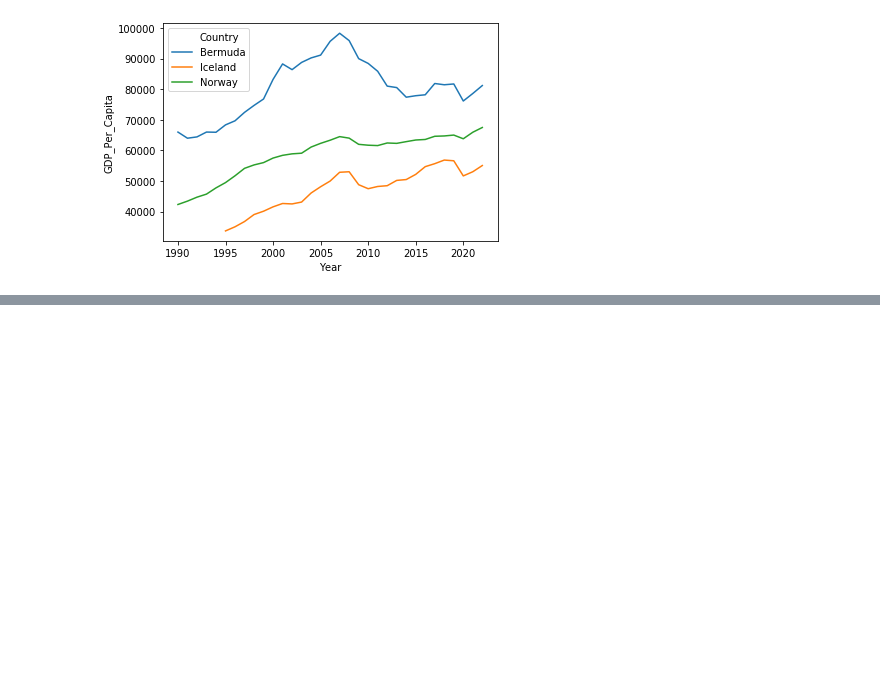
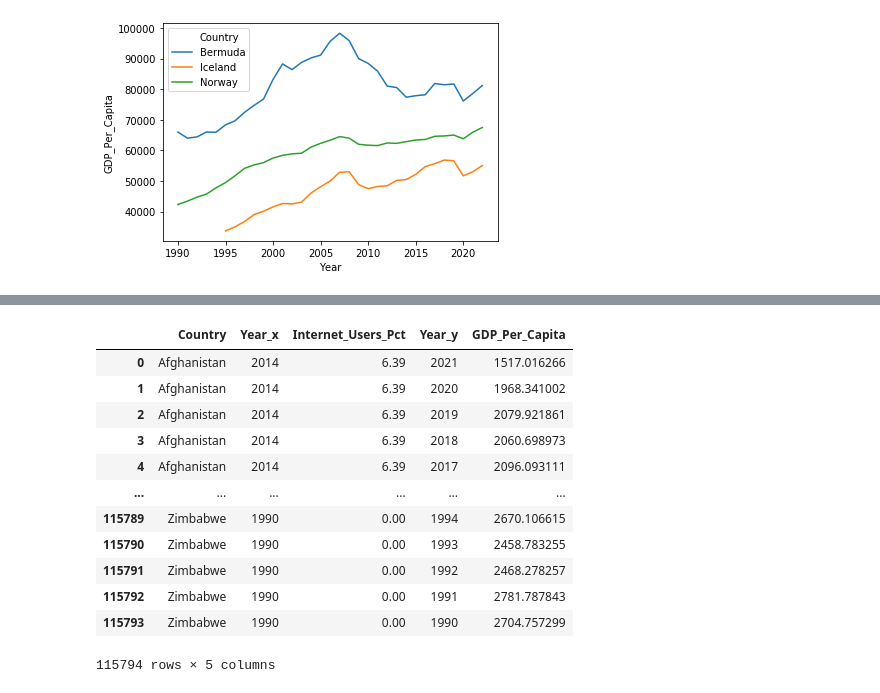
Before and after one commit to NSS-Data-Analytics-Cohort-10/gdp-and-internet-usage-aaron-hollinger, a Jupyter notebook: notebooks/internet_gdp_notebook.ipynb, the cells around one changed output, grey strips where cells are left out. Drawn from its saved outputs; the diff is of its cells as text; code cells hidden in the pictures; blank space fills up the shorter version.

```diff
--- a/notebooks/internet_gdp_notebook.ipynb
+++ b/notebooks/internet_gdp_notebook.ipynb
@@ -546,0 +590,16 @@ plt.show()
+# %%
+gdp_and_internet_use_merged
+# %% [output]
+|  | Country | Year_x | Internet_Users_Pct | Year_y | GDP_Per_Capita |
+| 0 | Afghanistan | 2014 | 6.39 | 2021 | 1517.016266 |
+| 1 | Afghanistan | 2014 | 6.39 | 2020 | 1968.341002 |
+| 2 | Afghanistan | 2014 | 6.39 | 2019 | 2079.921861 |
+| 3 | Afghanistan | 2014 | 6.39 | 2018 | 2060.698973 |
+| 4 | Afghanistan | 2014 | 6.39 | 2017 | 2096.093111 |
+| ... | ... | ... | ... | ... | ... |
+| 115789 | Zimbabwe | 1990 | 0.00 | 1994 | 2670.106615 |
+| 115790 | Zimbabwe | 1990 | 0.00 | 1993 | 2458.783255 |
+| 115791 | Zimbabwe | 1990 | 0.00 | 1992 | 2468.278257 |
+| 115792 | Zimbabwe | 1990 | 0.00 | 1991 | 2781.787843 |
+| 115793 | Zimbabwe | 1990 | 0.00 | 1990 | 2704.757299 |
+115794 rows × 5 columns
```
Also changed, not shown: parts of 18 cells of this notebook.
